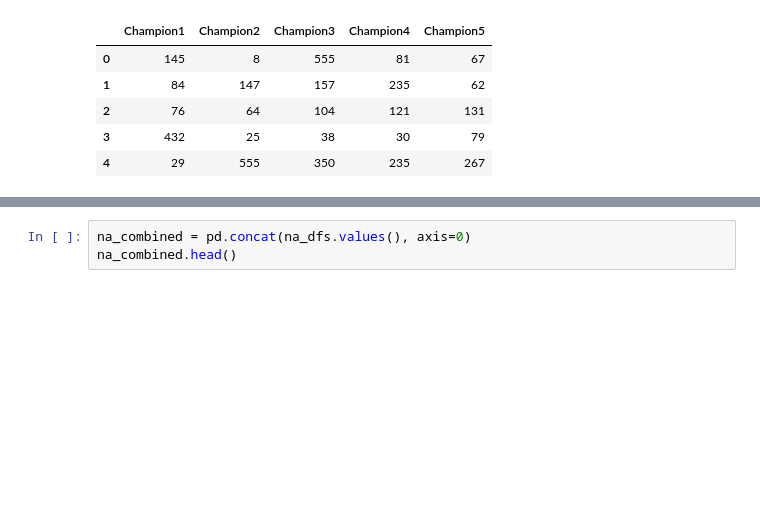
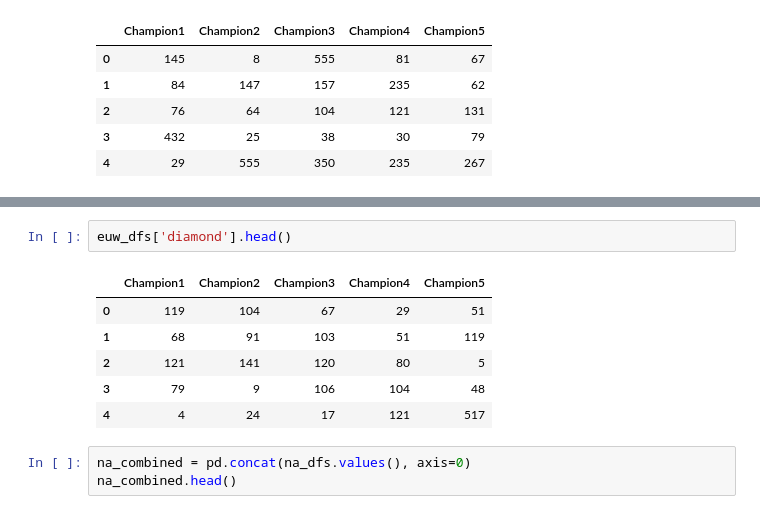
Before and after one commit to Ethan-Shapiro/Tiger-Graph-LoL-Champion-Recommender, a Jupyter notebook: data_prep.ipynb, the cells around one changed output, grey strips where cells are left out. Cells and saved outputs as stored; diff of their text form; blank space fills up the shorter version.

```diff
--- a/data_prep.ipynb
+++ b/data_prep.ipynb
@@ -30,3 +41,12 @@ na_dfs['diamond'].head()
+# %%
+euw_dfs['diamond'].head()
+# %% [output]
+|  | Champion1 | Champion2 | Champion3 | Champion4 | Champion5 |
+| 0 | 119 | 104 | 67 | 29 | 51 |
+| 1 | 68 | 91 | 103 | 51 | 119 |
+| 2 | 121 | 141 | 120 | 80 | 5 |
+| 3 | 79 | 9 | 106 | 104 | 48 |
+| 4 | 4 | 24 | 17 | 121 | 517 |
 # %%
 na_combined = pd.concat(na_dfs.values(), axis=0)
 na_combined.head()
```
Also changed, not shown: parts of 19 cells of this notebook, 3 other files.
